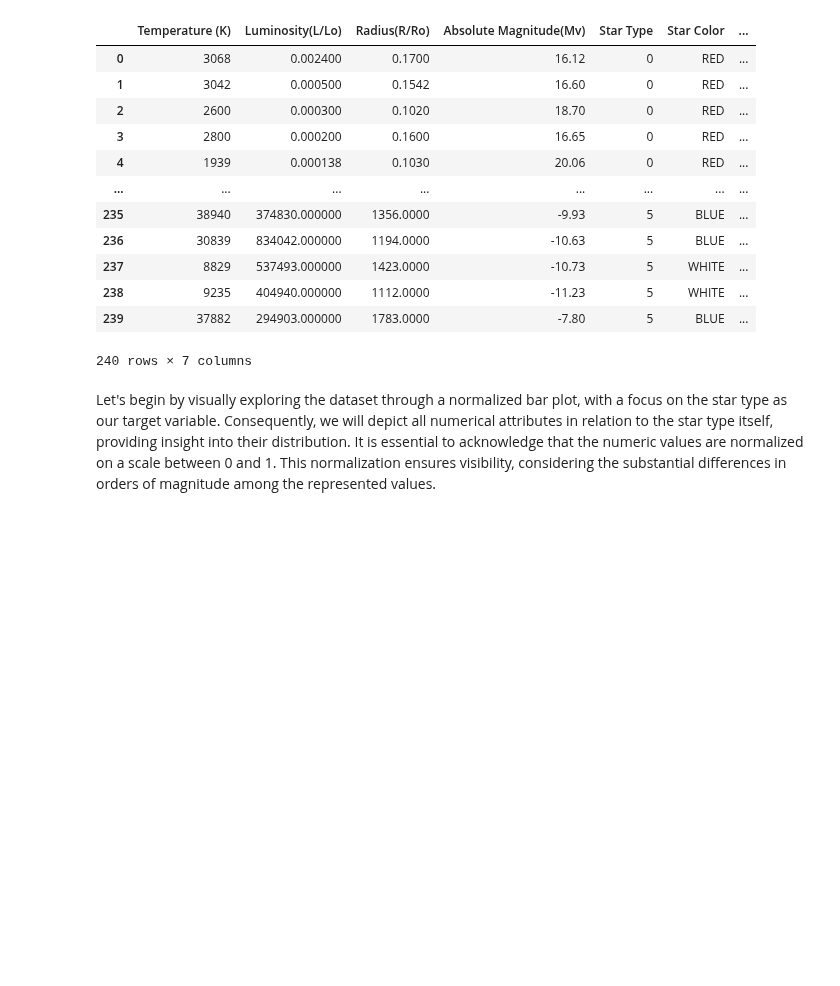
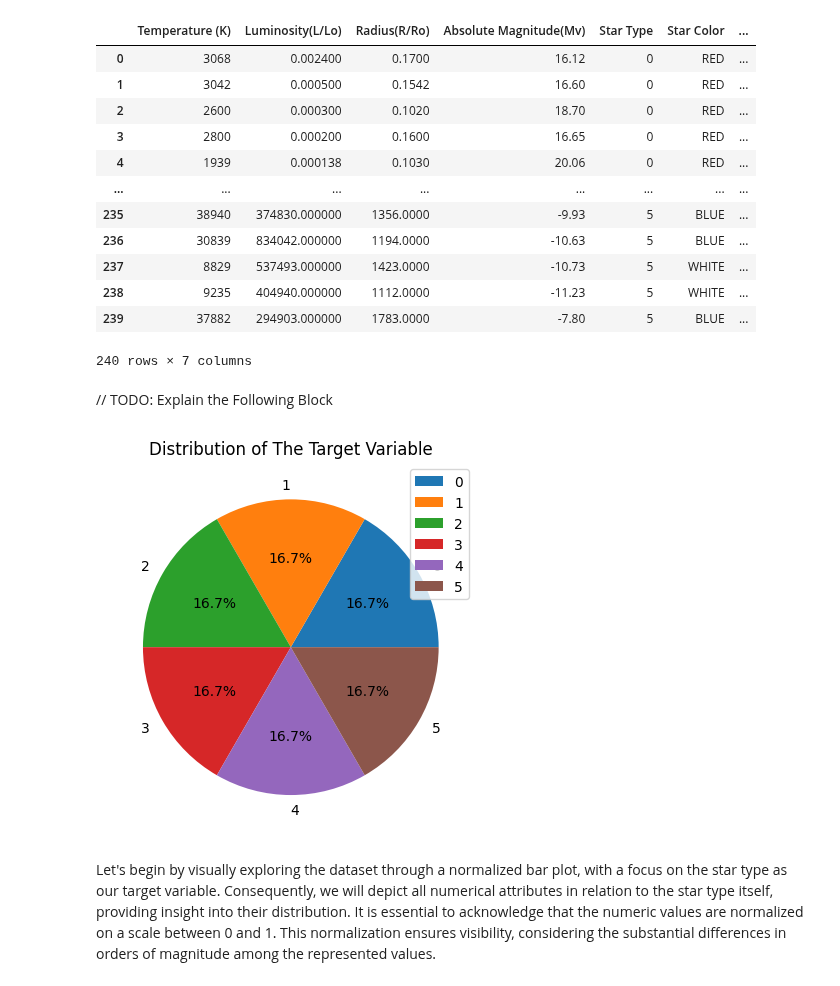
Before and after one commit to andreamoleri/StarryNight, a Jupyter notebook: Delivery/StarryNight.ipynb, the cells around one changed output. Drawn from its saved outputs; the diff is of its cells as text; code cells hidden in the pictures; blank space fills up the shorter version.

Commit message:
Added PiePlot for Target Variable Distribution

```diff
--- a/Delivery/StarryNight.ipynb
+++ b/Delivery/StarryNight.ipynb
@@ -72,6 +72,15 @@ df
 | 238 | 9235 | 404940.000000 | 1112.0000 | -11.23 | 5 | WHITE | ... |
 | 239 | 37882 | 294903.000000 | 1783.0000 | -7.80 | 5 | BLUE | ... |
 240 rows × 7 columns
+# %% [markdown]
+// TODO: Explain the Following Block
+# %%
+plt.pie(df["Star Type"].value_counts(), labels=["0", "1", "2", "3", "4", "5"], autopct="%1.1f%%")
+plt.legend()
+plt.title("Distribution of The Target Variable")
+plt.show()
+# %% [output]
+[figure, added]
 # %% [markdown]
 Let's begin by visually exploring the dataset through a normalized bar plot, with a focus on the star type as our target variable. Consequently, we will depict all numerical attributes in relation to the star type itself, providing insight into their distribution. It is essential to acknowledge that the numeric values are normalized on a scale between 0 and 1. This normalization ensures visibility, considering the substantial differences in orders of magnitude among the represented values.
 # %%
```
